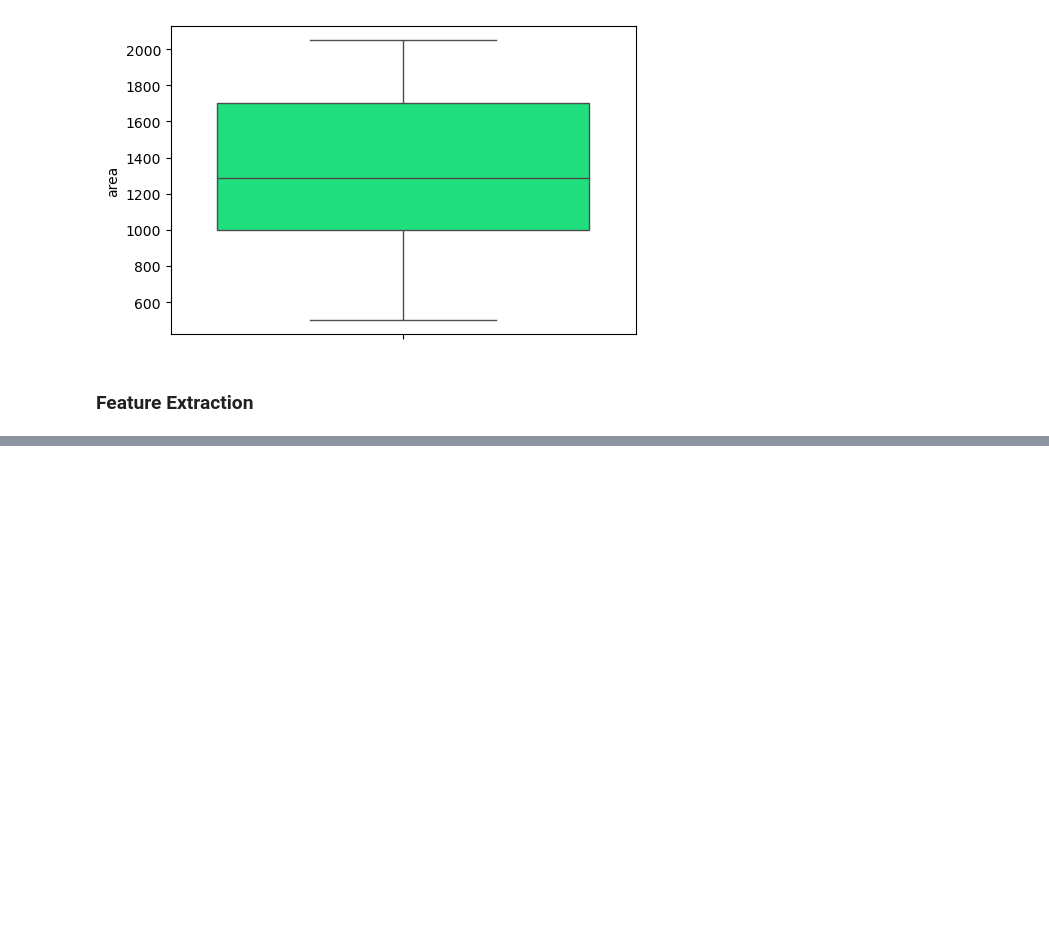
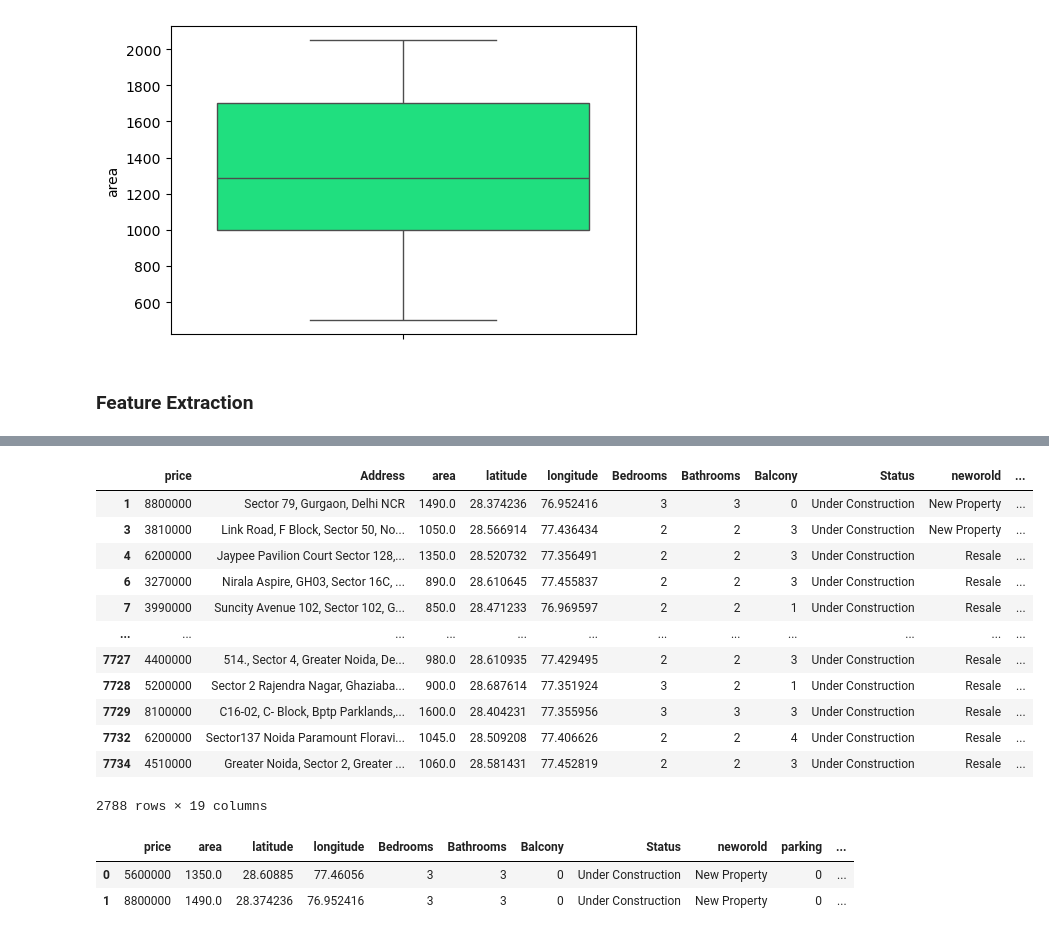
Before and after one commit to Karthik5412/Data-Cleaning, a Jupyter notebook: delhi_data.ipynb, the cells around one changed output, grey strips where cells are left out. Drawn from its saved outputs; the diff is of its cells as text; code cells hidden in the pictures; blank space fills up the shorter version.

```diff
--- a/delhi_data.ipynb
+++ b/delhi_data.ipynb
@@ -459,0 +472,4 @@ for i in cols :
+# %%
+df['locality'] = df['Address'].apply(lambda x: ','.join(x.split(',')[:-2]).strip())
+df['Division'] = df['Address'].apply(lambda x: x.split(',')[-2].strip())
+df['State'] = df['Address'].apply(lambda x: x.split(',')[-1].strip())
@@ -459,0 +529,3 @@ for i in cols :
+# %%
+# Removing UP records
+df = df.loc[df['State'] != ' Uttar Pradesh']
@@ -459,0 +604,2 @@ for i in cols :
+# %%
+df['region'] = df['Division'].str.strip().map(final_4_direction_mapping)
@@ -459,0 +687,5 @@ for i in cols :
+# %%
+df.loc[df['region'].isna(), 'region'] = df[df['region'].isna()].apply(
+	lambda row: map_region_to_4_directions(float(row['latitude']), float(row['longitude'])),
+	axis=1
+)
@@ -459,0 +745,17 @@ for i in cols :
+# %%
+# Removing unwanted columns
+df[df['Address'].str.contains('Sector ')]
+# %% [output]
+|  | price | Address | area | latitude | longitude | Bedrooms | Bathrooms | Balcony | Status | neworold | ... |
+| 1 | 8800000 | Sector 79, Gurgaon, Delhi NCR | 1490.0 | 28.374236 | 76.952416 | 3 | 3 | 0 | Under Construction | New Property | ... |
+| 3 | 3810000 | Link Road, F Block, Sector 50, No... | 1050.0 | 28.566914 | 77.436434 | 2 | 2 | 3 | Under Construction | New Property | ... |
+| 4 | 6200000 | Jaypee Pavilion Court Sector 128,... | 1350.0 | 28.520732 | 77.356491 | 2 | 2 | 3 | Under Construction | Resale | ... |
+| 6 | 3270000 | Nirala Aspire, GH03, Sector 16C, ... | 890.0 | 28.610645 | 77.455837 | 2 | 2 | 3 | Under Construction | Resale | ... |
+| 7 | 3990000 | Suncity Avenue 102, Sector 102, G... | 850.0 | 28.471233 | 76.969597 | 2 | 2 | 1 | Under Construction | Resale | ... |
+| ... | ... | ... | ... | ... | ... | ... | ... | ... | ... | ... | ... |
+| 7727 | 4400000 | 514., Sector 4, Greater Noida, De... | 980.0 | 28.610935 | 77.429495 | 2 | 2 | 3 | Under Construction | Resale | ... |
+| 7728 | 5200000 | Sector 2 Rajendra Nagar, Ghaziaba... | 900.0 | 28.687614 | 77.351924 | 3 | 2 | 1 | Under Construction | Resale | ... |
+| 7729 | 8100000 | C16-02, C- Block, Bptp Parklands,... | 1600.0 | 28.404231 | 77.355956 | 3 | 3 | 3 | Under Construction | Resale | ... |
+| 7732 | 6200000 | Sector137 Noida Paramount Floravi... | 1045.0 | 28.509208 | 77.406626 | 2 | 2 | 4 | Under Construction | Resale | ... |
+| 7734 | 4510000 | Greater Noida, Sector 2, Greater ... | 1060.0 | 28.581431 | 77.452819 | 2 | 2 | 3 | Under Construction | Resale | ... |
+2788 rows × 19 columns
@@ -459,0 +764,6 @@ for i in cols :
+# %%
+df.head(2)
+# %% [output]
+|  | price | area | latitude | longitude | Bedrooms | Bathrooms | Balcony | Status | neworold | parking | ... |
+| 0 | 5600000 | 1350.0 | 28.60885 | 77.46056 | 3 | 3 | 0 | Under Construction | New Property | 0 | ... |
+| 1 | 8800000 | 1490.0 | 28.374236 | 76.952416 | 3 | 3 | 0 | Under Construction | New Property | 0 | ... |
```
Also changed, not shown: parts of 19 cells of this notebook, 1 other file.
